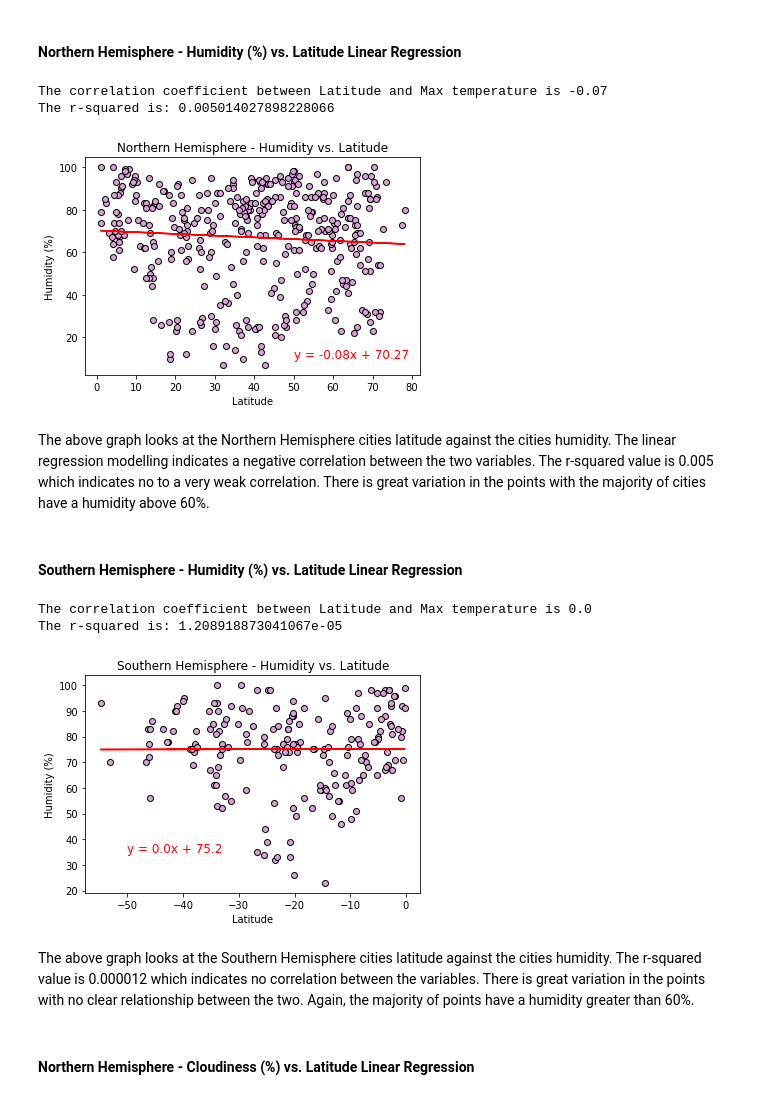
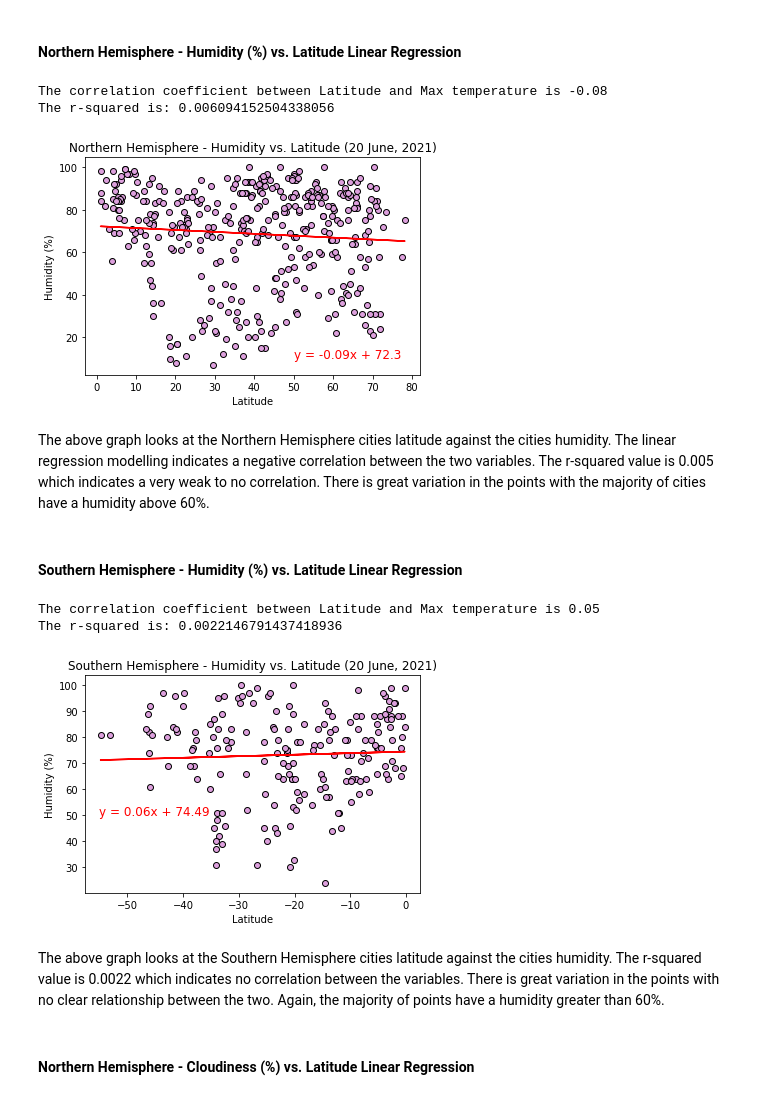
Before and after one commit to LP-116/python-api-challenge, a Jupyter notebook: WeatherPy/WeatherPy.ipynb, the cells around one changed output. Drawn from its saved outputs; the diff is of its cells as text; code cells hidden in the pictures.

```diff
--- a/WeatherPy/WeatherPy.ipynb
+++ b/WeatherPy/WeatherPy.ipynb
@@ -409,37 +421,37 @@ The above graph looks at the Southern Hemisphere cities latitude against the cit
 # %%
 # Using the linear regression function and defining the parameters.
 linear_regression(northern_df["Lat"], northern_df["Humidity"], 50, 10, "plum")
 
 # Define the graph labels, title, save the figure and then display the graph.
 plt.xlabel("Latitude")
 plt.ylabel("Humidity (%)")
-plt.title("Northern Hemisphere - Humidity vs. Latitude")
+plt.title(f"Northern Hemisphere - Humidity vs. Latitude ({plot_date})")
 plt.savefig("output_data/northern_lat_humidity.png", bbox_inches='tight');
 plt.show()
 # %% [output]
-The correlation coefficient between Latitude and Max temperature is -0.07
-The r-squared is: 0.005014027898228066
+The correlation coefficient between Latitude and Max temperature is -0.08
+The r-squared is: 0.006094152504338056
-[figure, old version]
+[figure, new version]
 # %% [markdown]
-The above graph looks at the Northern Hemisphere cities latitude against the cities humidity. The linear regression modelling indicates a negative correlation between the two variables. The r-squared value is 0.005 which indicates no to a very weak correlation. There is great variation in the points with the majority of cities have a humidity above 60%.
+The above graph looks at the Northern Hemisphere cities latitude against the cities humidity. The linear regression modelling indicates a negative correlation between the two variables. The r-squared value is 0.005 which indicates a very weak to no correlation. There is great variation in the points with the majority of cities have a humidity above 60%.
 # %% [markdown]
 ####  Southern Hemisphere - Humidity (%) vs. Latitude Linear Regression
 # %%
 # Using the linear regression function and defining the parameters.
-linear_regression(southern_df["Lat"], southern_df["Humidity"], -50, 35, "plum")
+linear_regression(southern_df["Lat"], southern_df["Humidity"], -55, 50, "plum")
 
 # Define the graph labels, title, save the figure and then display the graph.
 plt.xlabel("Latitude")
 plt.ylabel("Humidity (%)")
-plt.title("Southern Hemisphere - Humidity vs. Latitude")
+plt.title(f"Southern Hemisphere - Humidity vs. Latitude ({plot_date})")
 plt.savefig("output_data/southern_lat_humidity.png", bbox_inches='tight');
 plt.show()
 # %% [output]
-The correlation coefficient between Latitude and Max temperature is 0.0
-The r-squared is: 1.208918873041067e-05
+The correlation coefficient between Latitude and Max temperature is 0.05
+The r-squared is: 0.0022146791437418936
-[figure, old version]
+[figure, new version]
 # %% [markdown]
-The above graph looks at the Southern Hemisphere cities latitude against the cities humidity.  The r-squared value is 0.000012 which indicates no correlation between the variables. There is great variation in the points with no clear relationship between the two. Again, the majority of points have a humidity greater than 60%.
+The above graph looks at the Southern Hemisphere cities latitude against the cities humidity.  The r-squared value is 0.0022 which indicates no correlation between the variables. There is great variation in the points with no clear relationship between the two. Again, the majority of points have a humidity greater than 60%.
 # %% [markdown]
 ####  Northern Hemisphere - Cloudiness (%) vs. Latitude Linear Regression
 # %%
```
Also changed, not shown: parts of 22 cells of this notebook, 13 other files.
